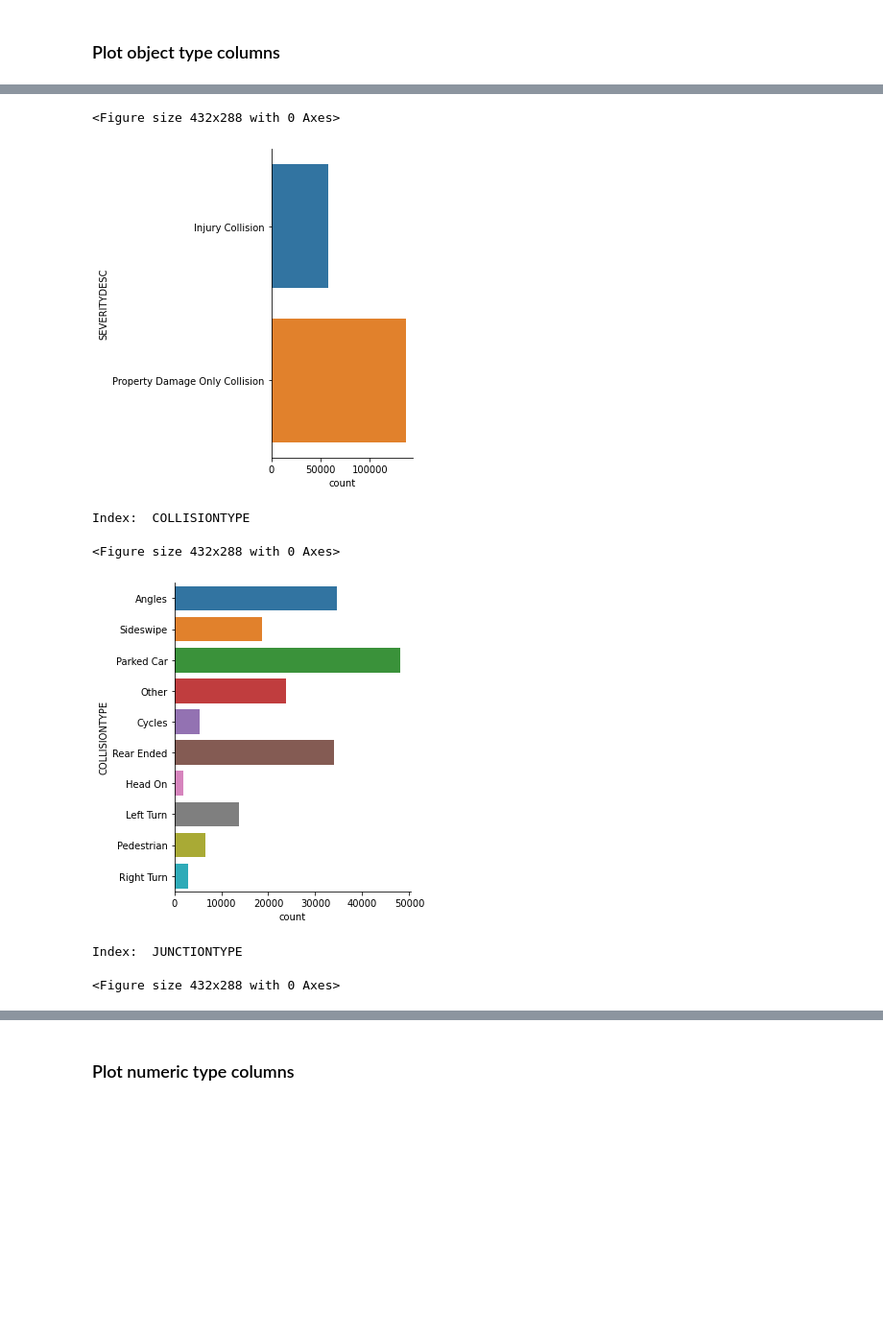
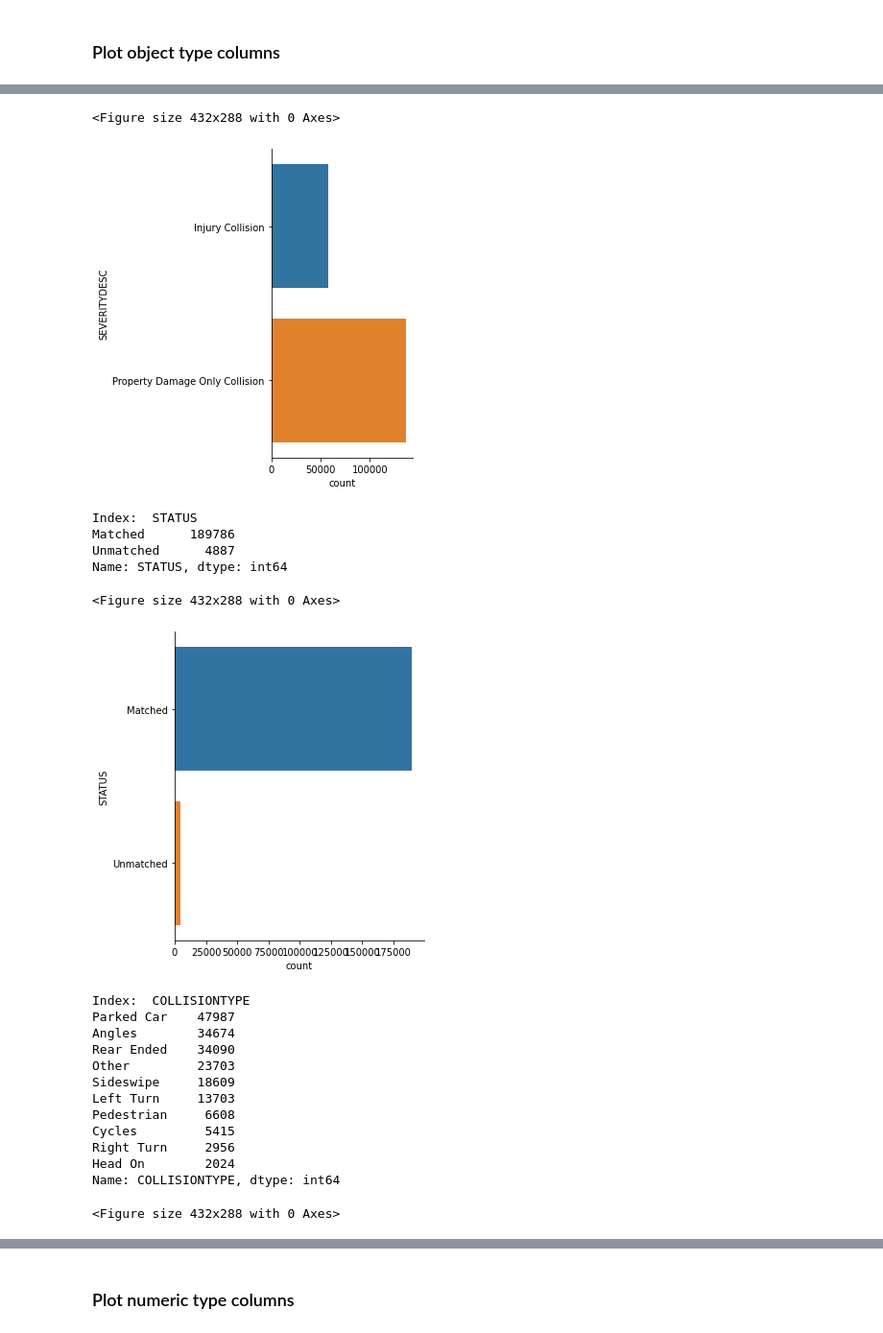
Before and after one commit to wgwei/Coursera_Capstone, a Jupyter notebook: Project_capstone.ipynb, the cells around one changed output, grey strips where cells are left out. Shown at 96% size. Saved outputs shown, nothing was run; the diff lists cells and outputs as text; code cells hidden in the pictures; blank space fills up the shorter version.

```diff
--- a/Project_capstone.ipynb
+++ b/Project_capstone.ipynb
@@ -57,12 +58,13 @@ Columns with >30% NaN: ['INTKEY', 'EXCEPTRSNCODE', 'EXCEPTRSNDESC', 'INATTENTION
 ### Plot object type columns
 # %%
 print(df.info())
-object_types = ["ADDRTYPE", "SEVERITYDESC", \
+object_types = ["ADDRTYPE", "SEVERITYDESC", "STATUS", \
                 "COLLISIONTYPE", "JUNCTIONTYPE", "SDOT_COLDESC", "INATTENTIONIND", "UNDERINFL", \
                "WEATHER", "ROADCOND", "LIGHTCOND", "PEDROWNOTGRNT", "SPEEDING", \
                "ST_COLCODE", "ST_COLDESC", "HITPARKEDCAR"]
 for ind in object_types:
     print("Index: ", ind)
+    print(df[ind].value_counts())
     plt.figure()
     sns.catplot(y=ind, kind="count", data=df)
     plt.show()
@@ -90,7 +95,21 @@ Index:  SEVERITYDESC
 <Figure size 432x288 with 0 Axes>
 [figure]
-Index:  COLLISIONTYPE
+Index:  STATUS
+Matched      189786
+Unmatched      4887
+Name: STATUS, dtype: int64
 <Figure size 432x288 with 0 Axes>
-[figure, old version]
+[figure, new version]
-Index:  JUNCTIONTYPE
+Index:  COLLISIONTYPE
+Parked Car    47987
+Angles        34674
+Rear Ended    34090
+Other         23703
+Sideswipe     18609
+Left Turn     13703
+Pedestrian     6608
+Cycles         5415
+Right Turn     2956
+Head On        2024
+Name: COLLISIONTYPE, dtype: int64
 <Figure size 432x288 with 0 Axes>
```
Also changed, not shown: parts of 16 cells of this notebook.
